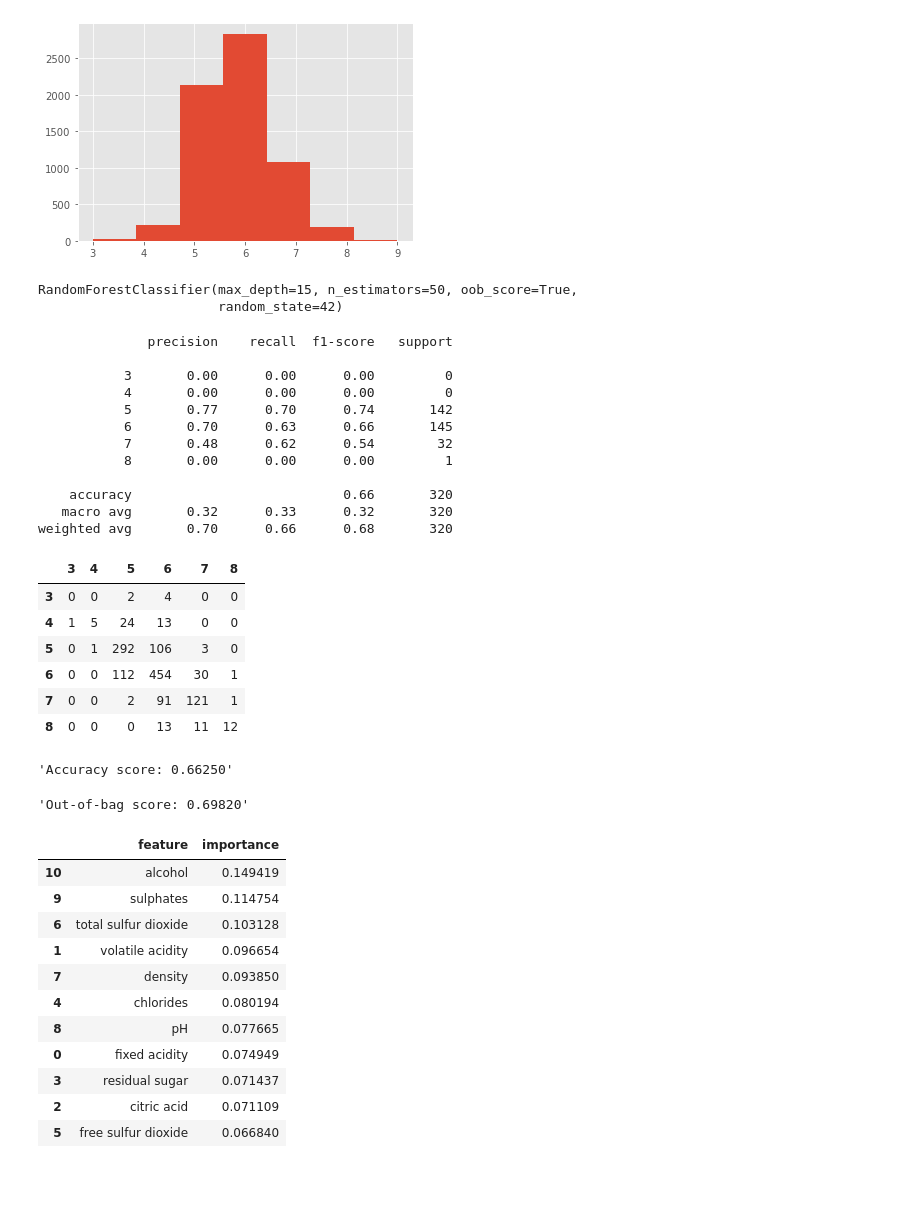
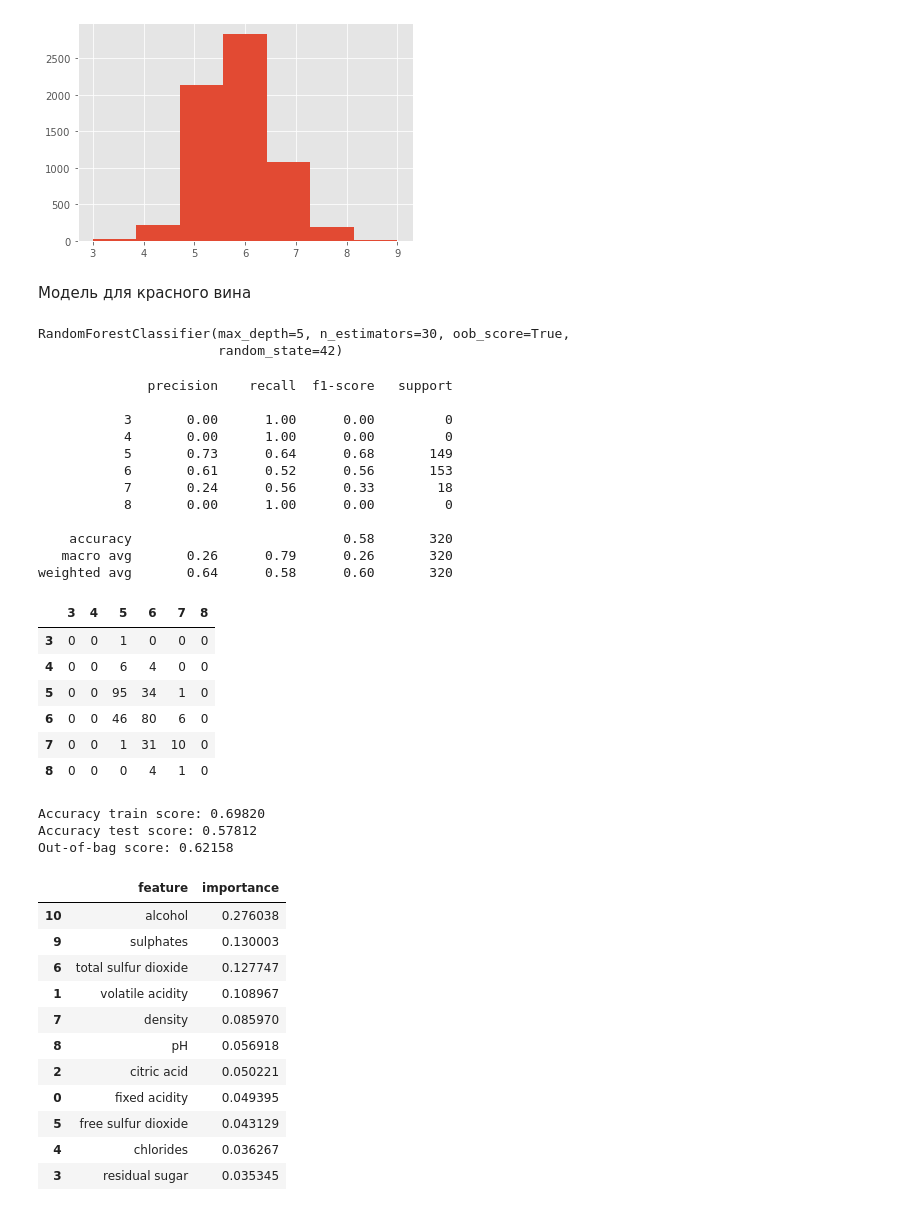
Before and after one commit to egorgsv/data_mining_spbu, a Jupyter notebook: HW11/HW11_RandomForest.ipynb, the cells around one changed output. Drawn from its saved outputs; the diff is of its cells as text; code cells hidden in the pictures; blank space fills up the shorter version.

```diff
--- a/HW11/HW11_RandomForest.ipynb
+++ b/HW11/HW11_RandomForest.ipynb
@@ -173,14 +174,16 @@ X_train_redwhite, X_test_redwhite, y_train_redwhite, y_test_redwhite = train_tes
                                                                                         random_state=42,
                                                                                         # доля объёма тестового множества
                                                                                         test_size=0.2)
+# %% [markdown]
+Модель для красного вина
 # %%
 model_red = RandomForestClassifier(random_state=42,
                                # опции, относящиеся к отдельным деревьям такаие же, как в tree.DecisionTreeClassifier
                                # число деревьев в лесу
-                               n_estimators=50,
+                               n_estimators=30,
                                # функция для impurity ('gini' или 'entropy')
                                criterion='gini',
-                               max_depth=15,
+                               max_depth=5,
                                # Вычислять out-of-bag ошибку
                                oob_score=True,
                                # использовать результаты предыдущего вызова и нарастить предыдущий лес
@@ -191,57 +194,57 @@ model_red = RandomForestClassifier(random_state=42,
 # %%
 model_red.fit(X_train_red, y_train_red)
 # %% [output]
-RandomForestClassifier(max_depth=15, n_estimators=50, oob_score=True,
+RandomForestClassifier(max_depth=5, n_estimators=30, oob_score=True,
                        random_state=42)
 # %%
 y_pred_red = model_red.predict(X_test_red)
-print(metrics.classification_report(y_pred_red, y_test_red))
+print(metrics.classification_report(y_pred_red, y_test_red, zero_division = True))
 # %% [output]
               precision    recall  f1-score   support
 
-           3       0.00      0.00      0.00         0
-           4       0.00      0.00      0.00         0
-           5       0.77      0.70      0.74       142
-           6       0.70      0.63      0.66       145
-           7       0.48      0.62      0.54        32
-           8       0.00      0.00      0.00         1
+           3       0.00      1.00      0.00         0
+           4       0.00      1.00      0.00         0
+           5       0.73      0.64      0.68       149
+           6       0.61      0.52      0.56       153
+           7       0.24      0.56      0.33        18
+           8       0.00      1.00      0.00         0
 
-    accuracy                           0.66       320
-   macro avg       0.32      0.33      0.32       320
-weighted avg       0.70      0.66      0.68       320
+    accuracy                           0.58       320
+   macro avg       0.26      0.79      0.26       320
+weighted avg       0.64      0.58      0.60       320
 # %%
 conf_mat_red = metrics.confusion_matrix(y_test_red, y_pred_red)
-conf_mat_red = pd.DataFrame(conf_mat, index=model_red.classes_, columns=model_red.classes_)
+conf_mat_red = pd.DataFrame(conf_mat_red, index=model_red.classes_, columns=model_red.classes_)
 conf_mat_red
 # %% [output]
 |  | 3 | 4 | 5 | 6 | 7 | 8 |
-| 3 | 0 | 0 | 2 | 4 | 0 | 0 |
-| 4 | 1 | 5 | 24 | 13 | 0 | 0 |
-| 5 | 0 | 1 | 292 | 106 | 3 | 0 |
-| 6 | 0 | 0 | 112 | 454 | 30 | 1 |
-| 7 | 0 | 0 | 2 | 91 | 121 | 1 |
-| 8 | 0 | 0 | 0 | 13 | 11 | 12 |
+| 3 | 0 | 0 | 1 | 0 | 0 | 0 |
+| 4 | 0 | 0 | 6 | 4 | 0 | 0 |
+| 5 | 0 | 0 | 95 | 34 | 1 | 0 |
+| 6 | 0 | 0 | 46 | 80 | 6 | 0 |
+| 7 | 0 | 0 | 1 | 31 | 10 | 0 |
+| 8 | 0 | 0 | 0 | 4 | 1 | 0 |
-# %%
-'Accuracy score: {:.5f}'.format(accuracy_score(y_test_red, y_pred_red))
-# %% [output]
-'Accuracy score: 0.66250'
-# %%
-'Out-of-bag score: {:.5f}'.format(model_red.oob_score_)
-# %% [output]
-'Out-of-bag score: 0.69820'
+# %%
+print('Accuracy train score: {:.5f}'.format(accuracy_score(model_red.predict(X_train_red), y_train_red)))
+print('Accuracy test score: {:.5f}'.format(accuracy_score(y_test_red, y_pred_red)))
+print('Out-of-bag score: {:.5f}'.format(model_red.oob_score_))
+# %% [output]
+Accuracy train score: 0.69820
+Accuracy test score: 0.57812
+Out-of-bag score: 0.62158
 # %%
 pd.DataFrame({'feature': X_red.columns,
               'importance': model_red.feature_importances_}).sort_values('importance', ascending=False)
 # %% [output]
 |  | feature | importance |
-| 10 | alcohol | 0.149419 |
-| 9 | sulphates | 0.114754 |
-| 6 | total sulfur dioxide | 0.103128 |
-| 1 | volatile acidity | 0.096654 |
-| 7 | density | 0.093850 |
-| 4 | chlorides | 0.080194 |
-| 8 | pH | 0.077665 |
-| 0 | fixed acidity | 0.074949 |
-| 3 | residual sugar | 0.071437 |
-| 2 | citric acid | 0.071109 |
-| 5 | free sulfur dioxide | 0.066840 |
+| 10 | alcohol | 0.276038 |
+| 9 | sulphates | 0.130003 |
+| 6 | total sulfur dioxide | 0.127747 |
+| 1 | volatile acidity | 0.108967 |
+| 7 | density | 0.085970 |
+| 8 | pH | 0.056918 |
+| 2 | citric acid | 0.050221 |
+| 0 | fixed acidity | 0.049395 |
+| 5 | free sulfur dioxide | 0.043129 |
+| 4 | chlorides | 0.036267 |
+| 3 | residual sugar | 0.035345 |
```
Also changed, not shown: parts of 21 cells of this notebook.
